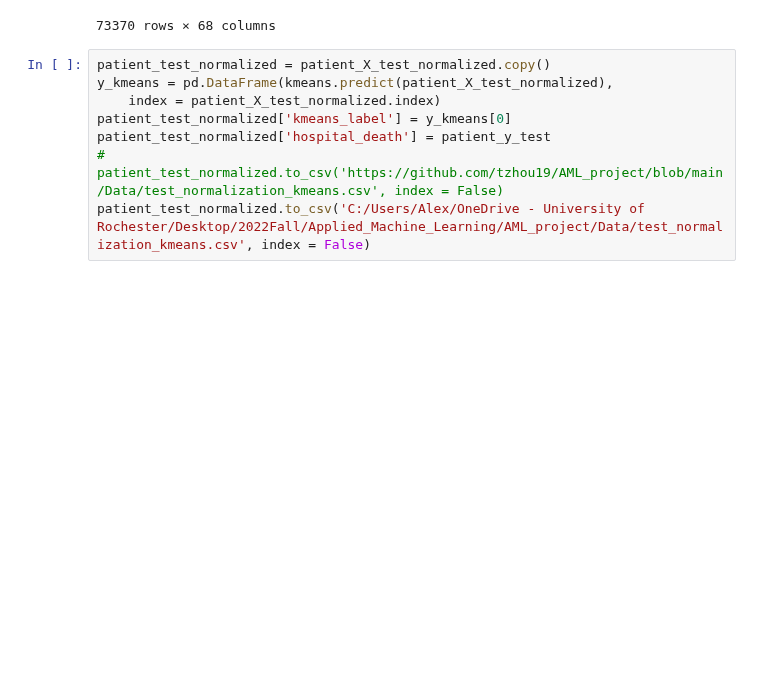
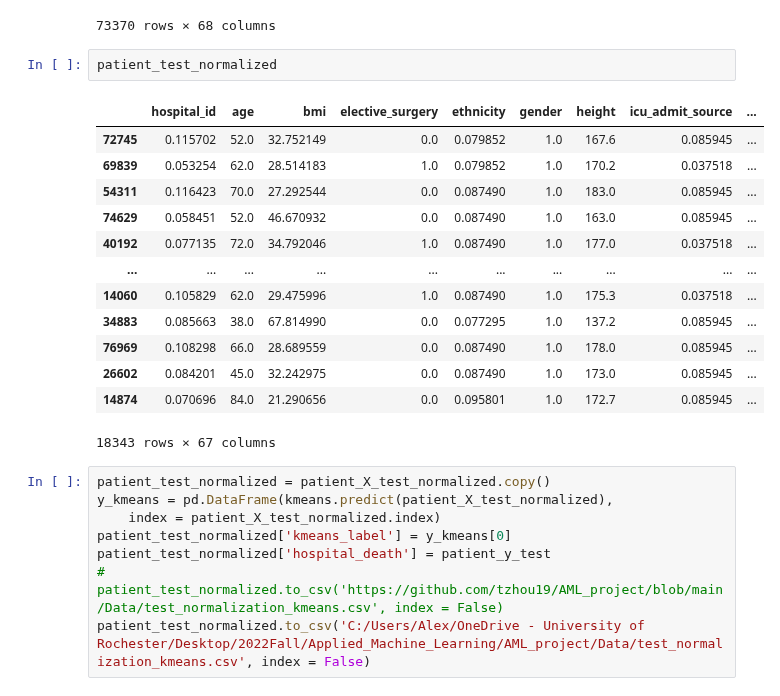
Before and after one commit to JennaYuuu/AML-Project, a Jupyter notebook: data_preprocessing/data_preprocessing.ipynb, the cells around one changed output. Drawn from its saved outputs; the diff is of its cells as text; blank space fills up the shorter version.

```diff
--- a/data_preprocessing/data_preprocessing.ipynb
+++ b/data_preprocessing/data_preprocessing.ipynb
@@ -273,6 +309,22 @@ patient_dev_kmeans
 | 21627 | 0.084201 | 27.0 | 27.476316 | 0.0 | 0.079852 | 1.0 | 170.1 | 0.085945 | ... |
 | 62340 | 0.101614 | 52.0 | 18.818924 | 0.0 | 0.087490 | 0.0 | 163.0 | 0.132729 | ... |
 73370 rows × 68 columns
+# %%
+patient_test_normalized
+# %% [output]
+|  | hospital_id | age | bmi | elective_surgery | ethnicity | gender | height | icu_admit_source | ... |
+| 72745 | 0.115702 | 52.0 | 32.752149 | 0.0 | 0.079852 | 1.0 | 167.6 | 0.085945 | ... |
+| 69839 | 0.053254 | 62.0 | 28.514183 | 1.0 | 0.079852 | 1.0 | 170.2 | 0.037518 | ... |
+| 54311 | 0.116423 | 70.0 | 27.292544 | 0.0 | 0.087490 | 1.0 | 183.0 | 0.085945 | ... |
+| 74629 | 0.058451 | 52.0 | 46.670932 | 0.0 | 0.087490 | 1.0 | 163.0 | 0.085945 | ... |
+| 40192 | 0.077135 | 72.0 | 34.792046 | 1.0 | 0.087490 | 1.0 | 177.0 | 0.037518 | ... |
+| ... | ... | ... | ... | ... | ... | ... | ... | ... | ... |
+| 14060 | 0.105829 | 62.0 | 29.475996 | 1.0 | 0.087490 | 1.0 | 175.3 | 0.037518 | ... |
+| 34883 | 0.085663 | 38.0 | 67.814990 | 0.0 | 0.077295 | 1.0 | 137.2 | 0.085945 | ... |
+| 76969 | 0.108298 | 66.0 | 28.689559 | 0.0 | 0.087490 | 1.0 | 178.0 | 0.085945 | ... |
+| 26602 | 0.084201 | 45.0 | 32.242975 | 0.0 | 0.087490 | 1.0 | 173.0 | 0.085945 | ... |
+| 14874 | 0.070696 | 84.0 | 21.290656 | 0.0 | 0.095801 | 1.0 | 172.7 | 0.085945 | ... |
+18343 rows × 67 columns
 # %%
 patient_test_normalized = patient_X_test_normalized.copy()
 y_kmeans = pd.DataFrame(kmeans.predict(patient_X_test_normalized),
```
Also changed, not shown: parts of 11 cells of this notebook.
